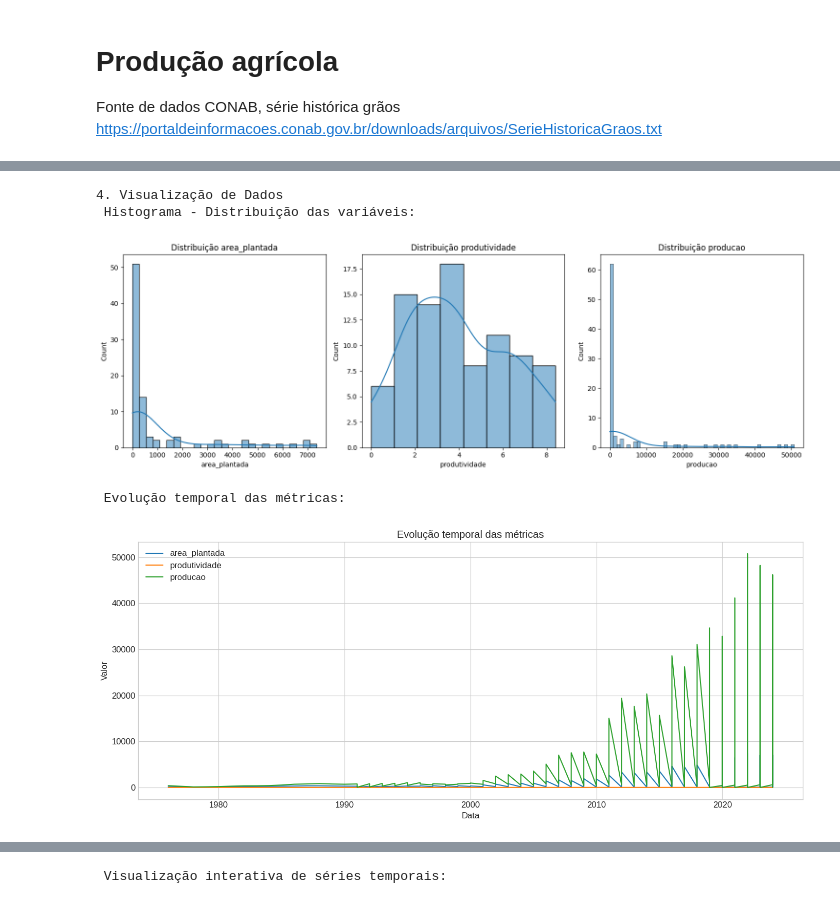
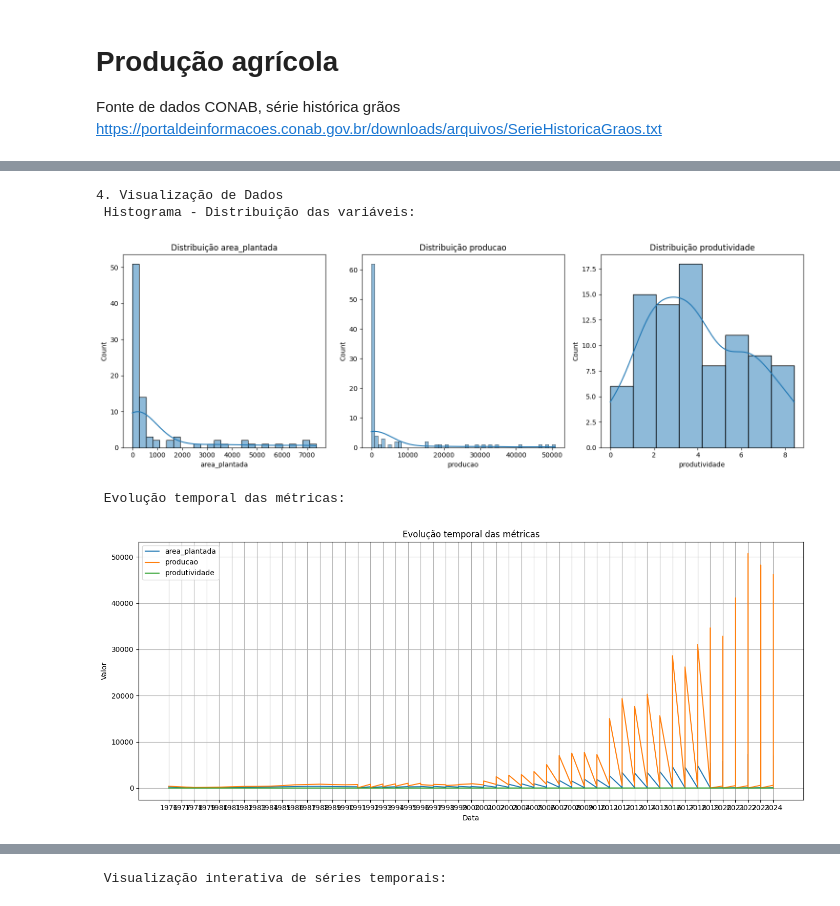
Before and after one commit to juhungaro/Pipoca, a Jupyter notebook: Entrega2.ipynb, the cells around one changed output, grey strips where cells are left out. Cells and saved outputs as stored; diff of their text form; code cells hidden in the pictures.

```diff
--- a/Entrega2.ipynb
+++ b/Entrega2.ipynb
@@ -38,6 +47,10 @@ print("\n2. Pré-processamento dos dados")
 if 'Data' in df_satveg.columns:
     df_satveg['Data'] = pd.to_datetime(df_satveg['Data'], format='%d/%m/%Y', errors='coerce')
     print("- Coluna 'Data' convertida para datetime")
+
+# Criando colunas auxiliares
+df_satveg['mes'] = df_satveg['Data'].dt.month
+df_satveg['ano'] = df_satveg['Data'].dt.year
 
 # Converter colunas numéricas
 colunas_numericas = ["NDVI", "PreFiltro", "FlatBottom"]
@@ -222,23 +298,3 @@ plt.show()
 # %% [output]
  Matriz de correlação entre as métricas:
 [figure]
-# %%
-# 4.6 Visualizações interativas com Altair
-print("\n Visualização interativa de séries temporais:")
-
-# Criar gráfico interativo para cada métrica
-charts = []
-for coluna in colunas_numericas:
-    chart = alt.Chart(df_satveg).mark_line().encode(
-        x='Data',
-        y=alt.Y(coluna, title=coluna),
-        tooltip=['Data', coluna]
-    ).properties(
-        title=f'Série Temporal - {coluna}',
-        width=300,
-        height=200
-    )
-    charts.append(chart)
-
-# Exibir gráficos em grid
-display(alt.vconcat(*charts))
@@ -599,0 +789,5 @@ Fonte de dados CONAB, série histórica grãos https://portaldeinformacoes.conab
+# %%
+# Check dos arquivos carregados
+df = pd.read_csv("serie_historica_graos.csv", sep=";", encoding='latin1')
+print("\nVisualização correta do arquivo:")
+print(df.head())
@@ -600,28 +912,31 @@ Fonte de dados CONAB, série histórica grãos https://portaldeinformacoes.conab
 # %%
-## 4. Visualização de Dados
+## Visualização de Dados
 print("\n4. Visualização de Dados")
 
-# 4.1 Distribuições (histogramas)
+# Distribuições (histogramas)
 print(" Histograma - Distribuição das variáveis:")
 plt.figure(figsize=(15, 5))
 
+# Define colunas_numericas aqui
+colunas_numericas = ['area_plantada', 'producao', 'produtividade']
+
 for i, coluna in enumerate(colunas_numericas):
     plt.subplot(1, 3, i+1)
-    sns.histplot(df_milho_mt[coluna], kde=True)
+    sns.histplot(df_milho[coluna], kde=True)
     plt.title(f'Distribuição {coluna}')
 
 plt.tight_layout()
 plt.show()
 # %% [output]
 4. Visualização de Dados
  Histograma - Distribuição das variáveis:
-[figure, old version]
+[figure, new version]
 # %%
-# 4.2 Séries temporais
+# Séries temporais geral
 print("\n Evolução temporal das métricas:")
 plt.figure(figsize=(14, 6))
 for coluna in colunas_numericas:
-    plt.plot(df_milho_mt['ano_inicio'], df_milho_mt[coluna], label=coluna)
+    plt.plot(df_milho['primeiro_ano'], df_milho[coluna], label=coluna)
 plt.title('Evolução temporal das métricas')
 plt.xlabel('Data')
 plt.ylabel('Valor')
@@ -631,4 +946,4 @@ plt.tight_layout()
 plt.show()
 # %% [output]
  Evolução temporal das métricas:
-[figure, old version]
+[figure, new version]
```
Also changed, not shown: parts of 70 cells of this notebook.
